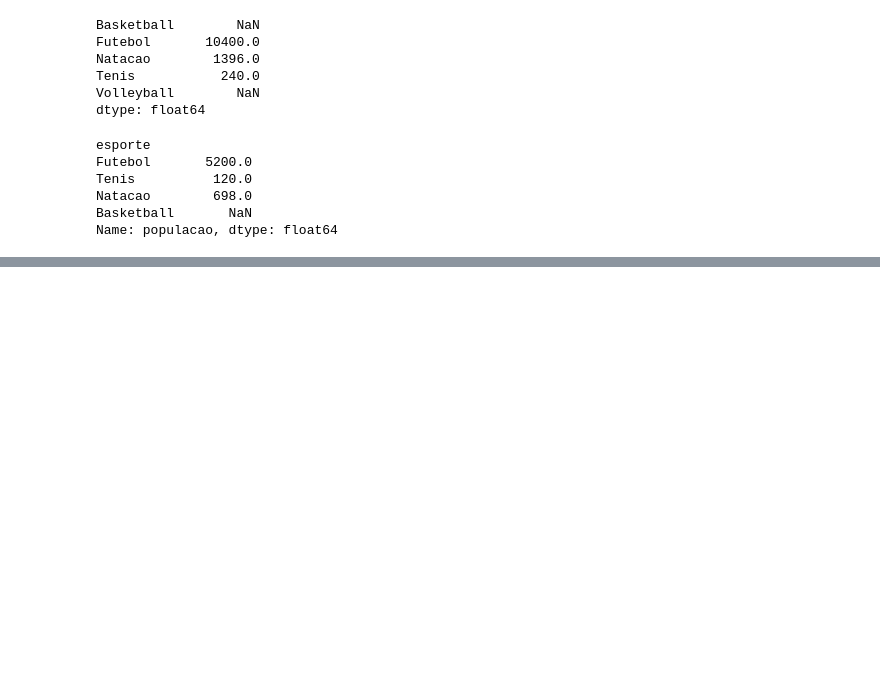
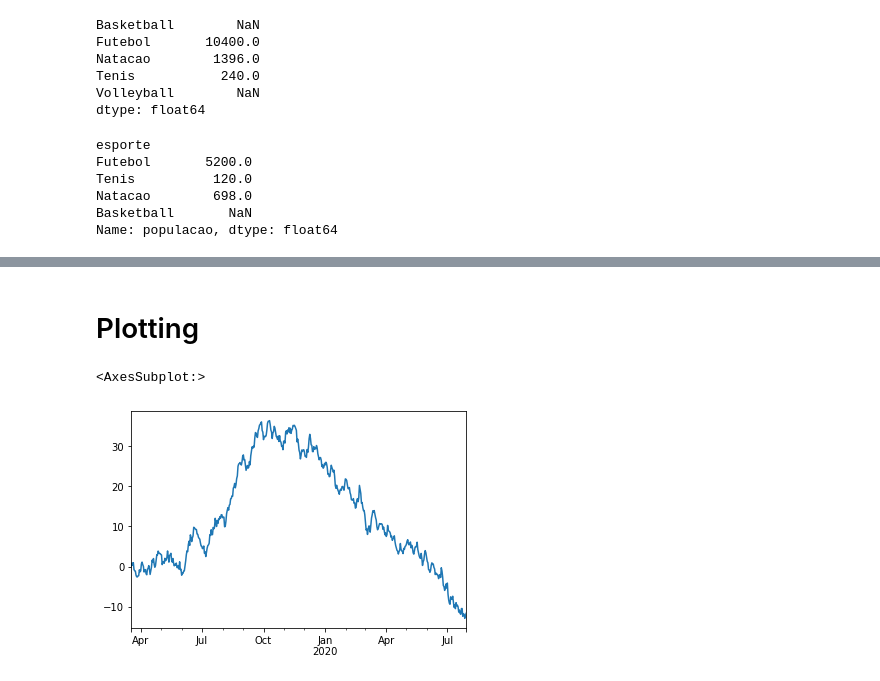
Before and after one commit to guimaraesalves/Data-Science-Academy, a Jupyter notebook: pyfund/8 - Modulos Python para analise de dados/8 - Pandas - Séries e DataFrames.ipynb, the cells around one changed output, grey strips where cells are left out. Saved outputs shown, nothing was run; the diff lists cells and outputs as text; code cells hidden in the pictures; blank space fills up the shorter version.

Commit message:
commit estudo Series e DataFrames pyhton
Cap 08 -  Data Science Academy - Pandas

```diff
--- a/pyfund/8 - Modulos Python para analise de dados/8 - Pandas - Séries e DataFrames.ipynb
+++ b/pyfund/8 - Modulos Python para analise de dados/8 - Pandas - Séries e DataFrames.ipynb
@@ -155,0 +707,2 @@ Name: populacao, dtype: float64
+# %% [markdown]
+# Plotting
@@ -155,0 +713,8 @@ Name: populacao, dtype: float64
+# %%
+# time Series plot
+ts = pd.Series(np.random.randn(500), index=pd.date_range('18/03/2019', periods=500))
+ts = ts.cumsum()
+ts.plot()
+# %% [output]
+<AxesSubplot:>
+[figure, added]
```
Also changed, not shown: parts of 81 cells of this notebook, 3 other files.
